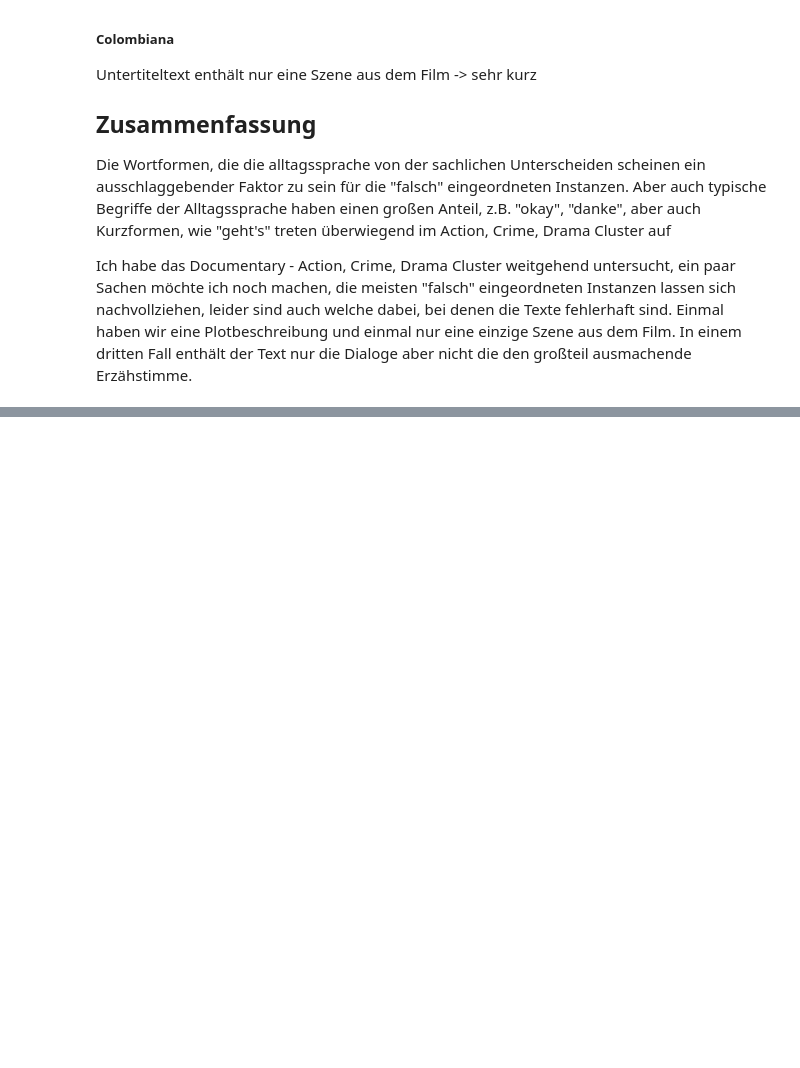
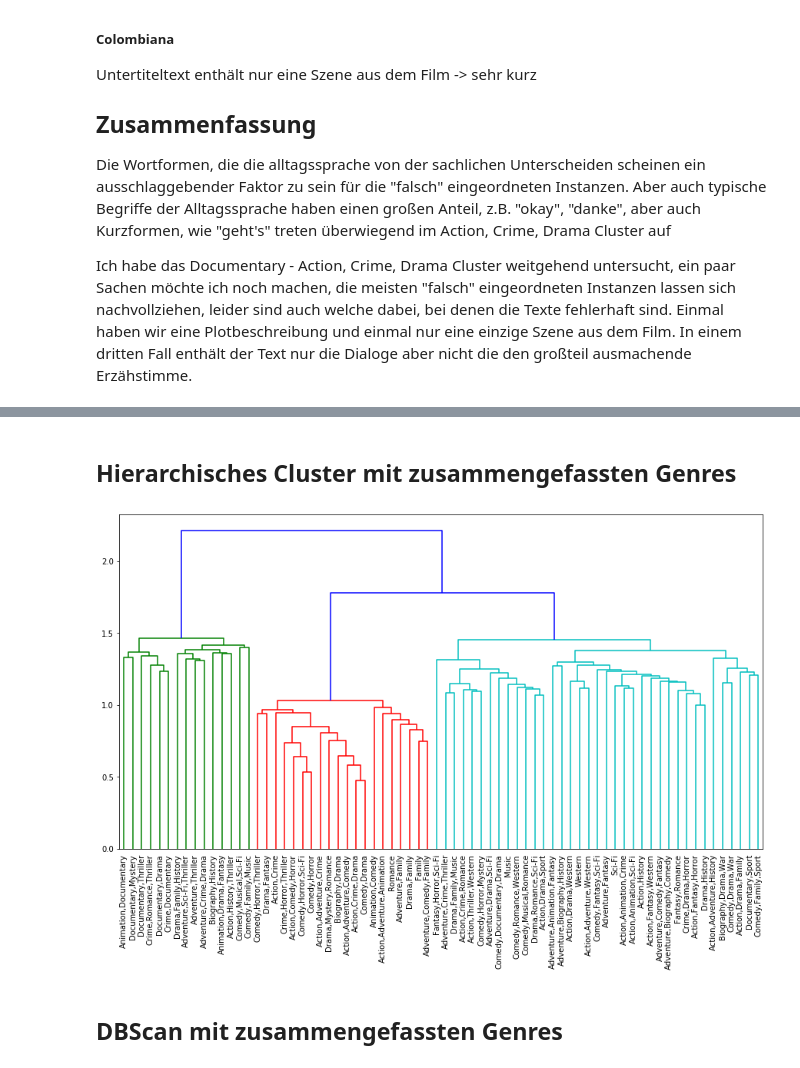
Before and after one commit to LennartKeller/SubtitleClustering, a Jupyter notebook: notebooks/final/Hierarchisches_Cluster_Auswertung.ipynb, the cells around one changed output, grey strips where cells are left out. Saved outputs shown, nothing was run; the diff lists cells and outputs as text; code cells hidden in the pictures; blank space fills up the shorter version.

```diff
--- a/notebooks/final/Hierarchisches_Cluster_Auswertung.ipynb
+++ b/notebooks/final/Hierarchisches_Cluster_Auswertung.ipynb
@@ -287,0 +367,17 @@ Ich habe das Documentary - Action, Crime, Drama Cluster weitgehend untersucht, e
+# %% [markdown]
+## Hierarchisches Cluster mit zusammengefassten Genres
+# %%
+df_genre_sample = df_genre.sample(frac=0.2)
+# %%
+tfidf = TfidfVectorizer(max_features=10000, stop_words=stop_words)
+df_genre_token = tfidf.fit_transform(df_genre_sample.text)
+
+hier_model = AgglomerativeClustering(n_clusters=None, distance_threshold=0).fit(df_genre_token.todense())
+# %%
+lmatrix = linkage_matrix(df_genre_token.shape[0], hier_model.children_, hier_model.distances_)
+plt.figure(figsize=(15,8))
+dendrogram(lmatrix, labels=df_genre_sample['genre'].values, leaf_font_size=10); #
+# %% [output]
+[figure, added]
+# %% [markdown]
+## DBScan mit zusammengefassten Genres
```
Also changed, not shown: parts of 11 cells of this notebook, 1 other file.
